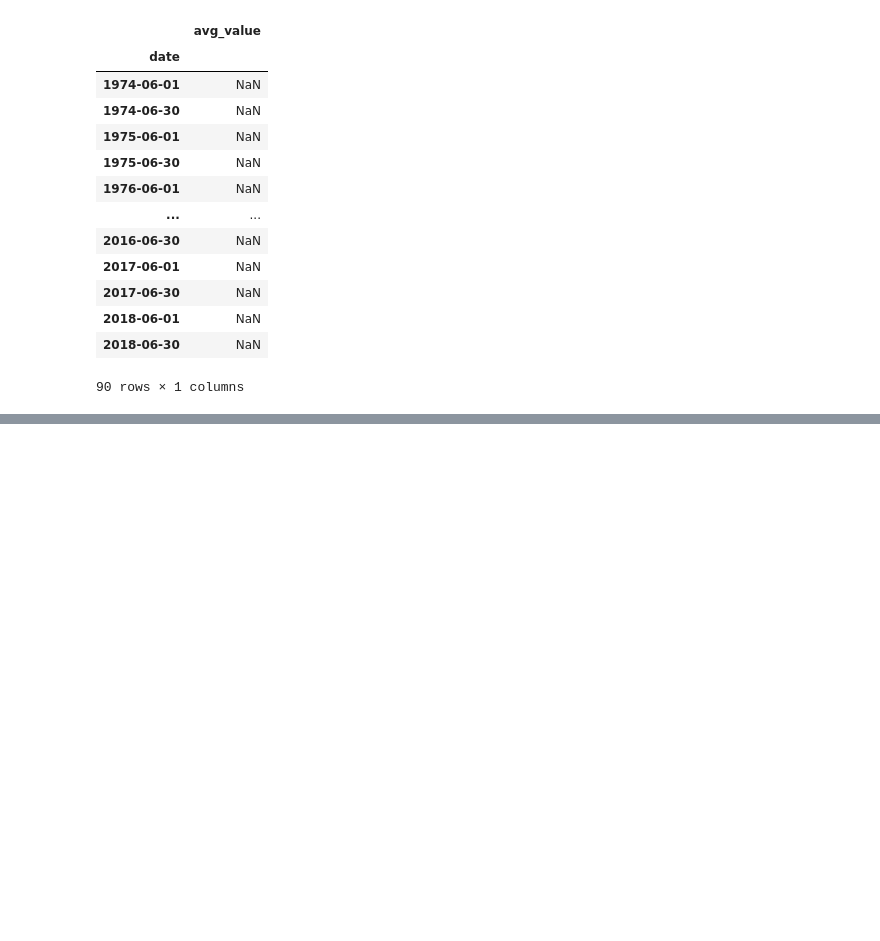
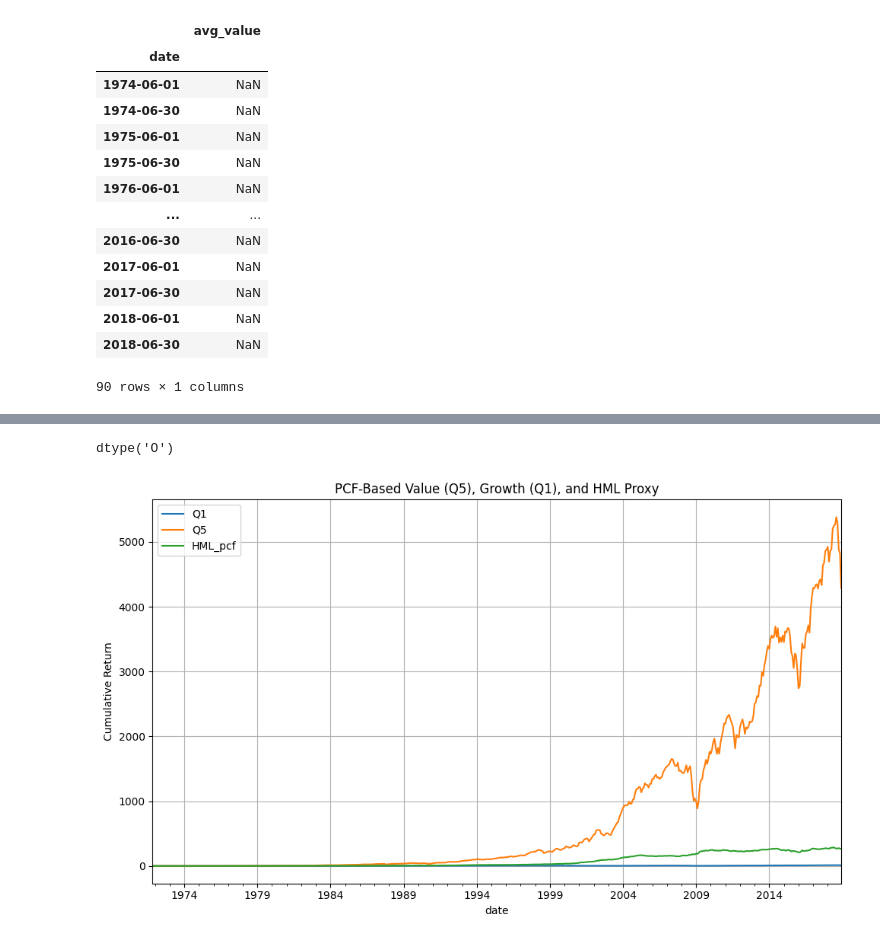
Before and after one commit to justusschenk/valueinvesting, a Jupyter notebook: Fundamental-Equity.ipynb, the cells around one changed output, grey strips where cells are left out. Saved outputs shown, nothing was run; the diff lists cells and outputs as text; code cells hidden in the pictures; blank space fills up the shorter version.

```diff
--- a/Fundamental-Equity.ipynb
+++ b/Fundamental-Equity.ipynb
@@ -5075,0 +5163,2 @@ longret
+# %%
+pca = enriched_df.pivot(index='date', columns='permno', values='pcf')
@@ -5075,0 +5587,39 @@ longret
+# %%
+dividends.index.dtype
+# %% [output]
+dtype('O')
+# %%
+def test_pcf_hml_proxy(df):
+    """
+    Mimics HML-style return using top vs. bottom PCA value quintiles.
+    """
+    df = df.copy()
+    df['date'] = pd.to_datetime(df['date']).dt.to_period('M')
+    df = df.dropna(subset=['pcf', 'ret'])
+
+    # Quintile sort on PCA value score
+    df['quintile'] = df.groupby('date')['pcf'].transform(
+        lambda x: pd.qcut(x, q=5, labels=False, duplicates='drop') + 1
+    )
+
+    # Compute equal-weighted returns by quintile
+    port_rets = df.groupby(['date', 'quintile'])['ret'].mean().unstack()
+    port_rets.columns = [f'Q{q}' for q in port_rets.columns]
+
+    # Compute HML-style return: Q5 (high pcf = value) minus Q1 (low pcf = growth)
+    port_rets['HML_pcf'] = port_rets['Q5'] - port_rets['Q1']
+
+    # Cumulative return plot
+    cumrets = (1 + port_rets[['Q1', 'Q5', 'HML_pcf']]).cumprod()
+
+    plt.figure(figsize=(10, 6))
+    cumrets.plot(ax=plt.gca())
+    plt.title("PCF-Based Value (Q5), Growth (Q1), and HML Proxy")
+    plt.ylabel("Cumulative Return")
+    plt.grid(True)
+    plt.tight_layout()
+    plt.show()
+
+test_pcf_hml_proxy(enriched_df)
+# %% [output]
+[figure, added]
```
Also changed, not shown: parts of 17 cells of this notebook, 15 other files.
